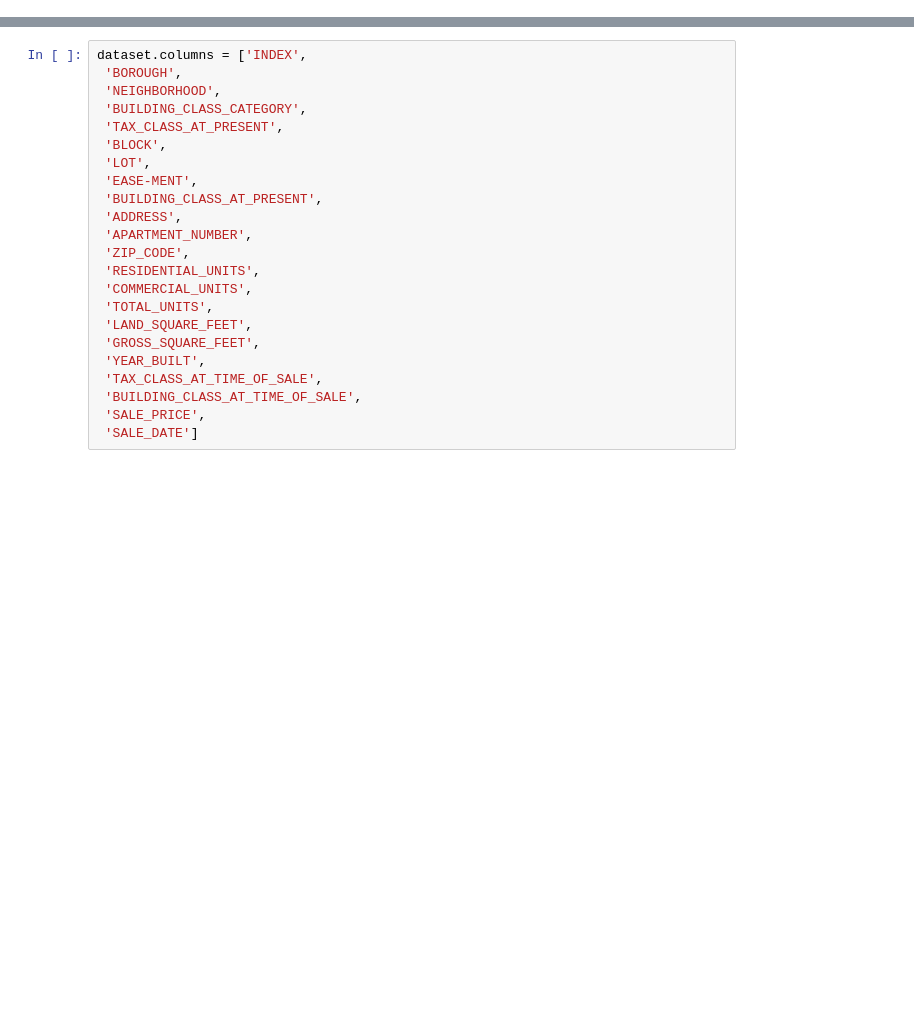
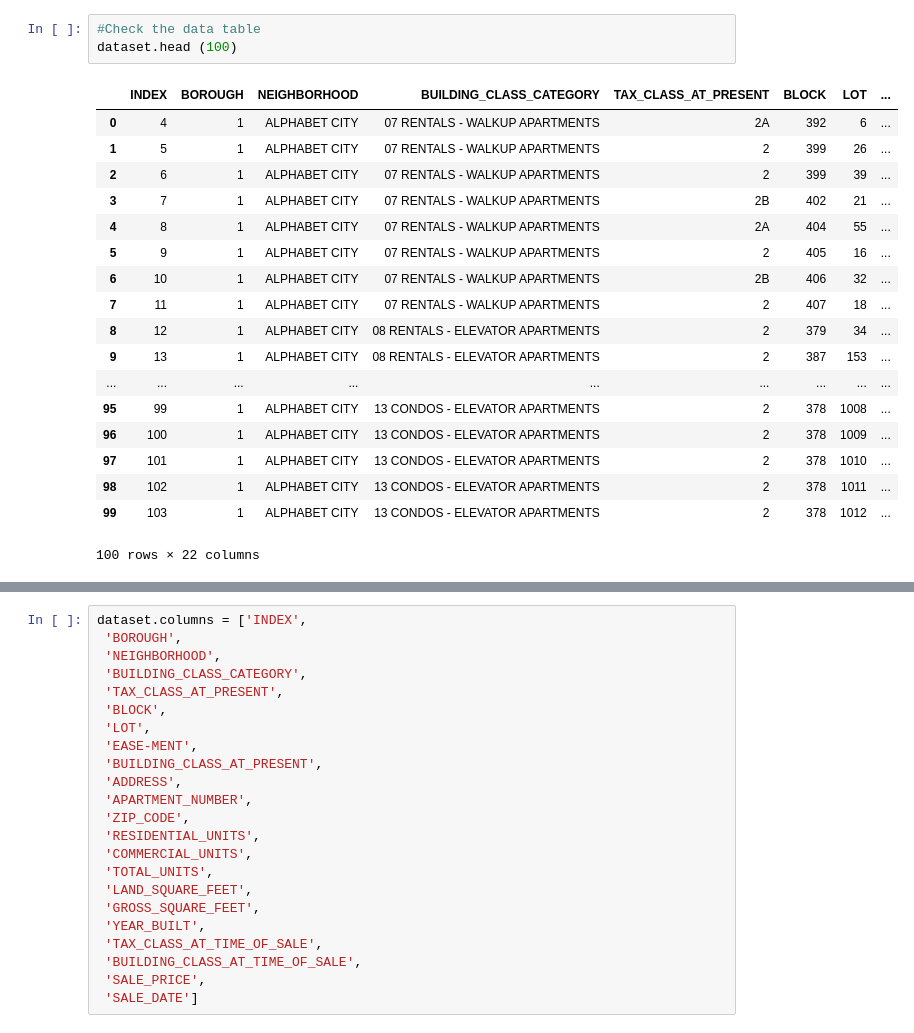
Before and after one commit to Lovem1/NEWYOIK, a Jupyter notebook: NYC Properties analysis.ipynb, the cells around one changed output, grey strips where cells are left out. Drawn from its saved outputs; the diff is of its cells as text; blank space fills up the shorter version.

```diff
--- a/NYC Properties analysis.ipynb
+++ b/NYC Properties analysis.ipynb
@@ -28 +71,23 @@ dataset.columns = ['INDEX',
+# %%
+#Check the data table
+dataset.head (100)
+# %% [output]
+|  | INDEX | BOROUGH | NEIGHBORHOOD | BUILDING_CLASS_CATEGORY | TAX_CLASS_AT_PRESENT | BLOCK | LOT | ... |
+| 0 | 4 | 1 | ALPHABET CITY | 07 RENTALS - WALKUP APARTMENTS | 2A | 392 | 6 | ... |
+| 1 | 5 | 1 | ALPHABET CITY | 07 RENTALS - WALKUP APARTMENTS | 2 | 399 | 26 | ... |
+| 2 | 6 | 1 | ALPHABET CITY | 07 RENTALS - WALKUP APARTMENTS | 2 | 399 | 39 | ... |
+| 3 | 7 | 1 | ALPHABET CITY | 07 RENTALS - WALKUP APARTMENTS | 2B | 402 | 21 | ... |
+| 4 | 8 | 1 | ALPHABET CITY | 07 RENTALS - WALKUP APARTMENTS | 2A | 404 | 55 | ... |
+| 5 | 9 | 1 | ALPHABET CITY | 07 RENTALS - WALKUP APARTMENTS | 2 | 405 | 16 | ... |
+| 6 | 10 | 1 | ALPHABET CITY | 07 RENTALS - WALKUP APARTMENTS | 2B | 406 | 32 | ... |
+| 7 | 11 | 1 | ALPHABET CITY | 07 RENTALS - WALKUP APARTMENTS | 2 | 407 | 18 | ... |
+| 8 | 12 | 1 | ALPHABET CITY | 08 RENTALS - ELEVATOR APARTMENTS | 2 | 379 | 34 | ... |
+| 9 | 13 | 1 | ALPHABET CITY | 08 RENTALS - ELEVATOR APARTMENTS | 2 | 387 | 153 | ... |
+| ... | ... | ... | ... | ... | ... | ... | ... | ... |
+| 95 | 99 | 1 | ALPHABET CITY | 13 CONDOS - ELEVATOR APARTMENTS | 2 | 378 | 1008 | ... |
+| 96 | 100 | 1 | ALPHABET CITY | 13 CONDOS - ELEVATOR APARTMENTS | 2 | 378 | 1009 | ... |
+| 97 | 101 | 1 | ALPHABET CITY | 13 CONDOS - ELEVATOR APARTMENTS | 2 | 378 | 1010 | ... |
+| 98 | 102 | 1 | ALPHABET CITY | 13 CONDOS - ELEVATOR APARTMENTS | 2 | 378 | 1011 | ... |
+| 99 | 103 | 1 | ALPHABET CITY | 13 CONDOS - ELEVATOR APARTMENTS | 2 | 378 | 1012 | ... |
+100 rows × 22 columns
 # %%
```
Also changed, not shown: parts of 13 cells of this notebook.
